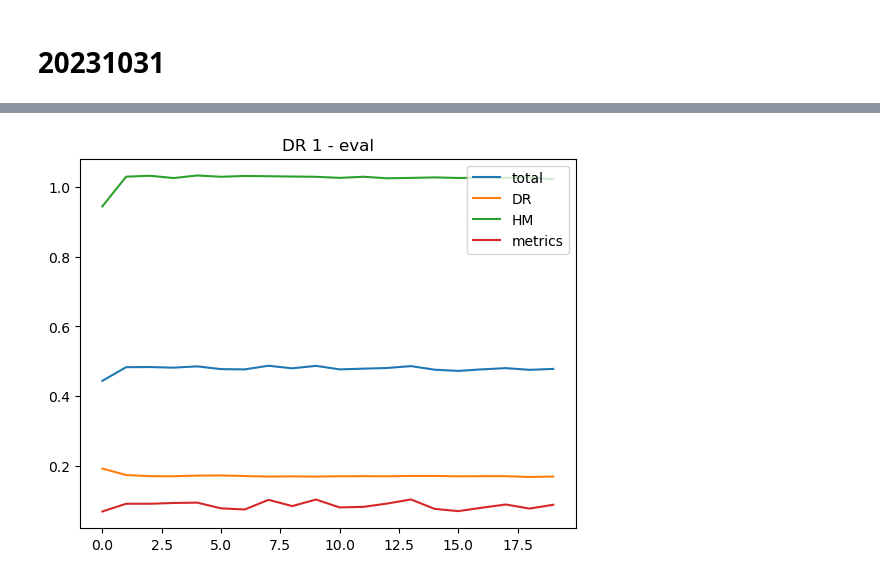
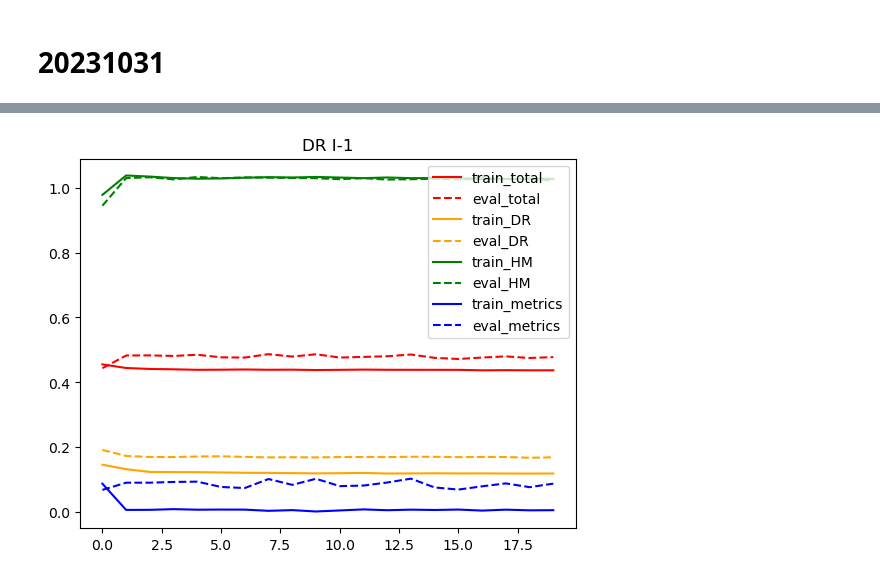
Before and after one commit to ZhangWan-byte/DVHL, a Jupyter notebook: evaluation.ipynb, the cells around one changed output, grey strips where cells are left out. Saved outputs shown, nothing was run; the diff lists cells and outputs as text; code cells hidden in the pictures.

```diff
--- a/evaluation.ipynb
+++ b/evaluation.ipynb
@@ -330,2 +332,44 @@ differs mainly on convex and skinny
+# %%
+def draw_curves_I(path="./results/231031212002/", phase="I-1"):
+
+    train_losses = torch.load(os.path.join(path, phase, "train_losses_{}.pt".format(phase)))
+    eval_losses = torch.load(os.path.join(path, phase, "eval_losses_{}.pt".format(phase)))
+
+    plt.title("DR {}".format(phase))
+
+    plt.plot([i[0] for i in train_losses], c='red')
+    plt.plot([i[0] for i in eval_losses], c='red', ls='--')
+
+    plt.plot([i[1] for i in train_losses], c='orange')
+    plt.plot([i[1] for i in eval_losses], c='orange', ls='--')
+
+    plt.plot([i[2] for i in train_losses], c='green')
+    plt.plot([i[2] for i in eval_losses], c='green', ls='--')
+
+    plt.plot([i[3] for i in train_losses], c='blue')
+    plt.plot([i[3] for i in eval_losses], c='blue', ls='--')
+
+    plt.legend(["train_total", "eval_total", "train_DR", "eval_DR", "train_HM", "eval_HM", "train_metrics", "eval_metrics"])
+    plt.show()
+
+
+def draw_curves_II(path="./results/231031212002/", phase="II-1"):
+
+    train_losses = torch.load(os.path.join(path, phase, "train_losses_{}.pt".format(phase)))
+    eval_losses = torch.load(os.path.join(path, phase, "test_losses_{}.pt".format(phase)))
+
+    print(len(eval_losses), eval_losses)
+
+    plt.title("HM {}".format(phase))
+
+    # plt.plot([i[0] for i in train_losses], c='red')
+    plt.plot([i[1] for i in train_losses], c='red')
+    plt.plot([i[2] for i in train_losses], c='orange')
+
+    plt.plot(eval_losses, c='green', ls='--')
+
+    # plt.legend(["train_total", "train_Question", "train_DAB", "eval_Question"])
+    plt.legend(["train_Question", "train_DAB", "eval_Question"])
+    plt.show()
 # %% [markdown]
 # 20231031
@@ -345,13 +376,4 @@ plt.show()
-# %%
-# I-2
-eval_losses = torch.load("./results/231031212002/I-2/eval_losses_I-2.pt")
-plt.title("DR 1 - eval")
-plt.plot([i[0] for i in eval_losses])
-plt.plot([i[1] for i in eval_losses])
-plt.plot([i[2] for i in eval_losses])
-plt.plot([i[3] for i in eval_losses])
-
-plt.legend(["total", "DR", "HM", "metrics"])
-plt.show()
-# %% [output]
-[figure, removed]
+# %%
+draw_curves_I(path="./results/231031212002/", phase="I-1")
+# %% [output]
+[figure, added]
```
Also changed, not shown: parts of 7 cells of this notebook, 1 other file.
